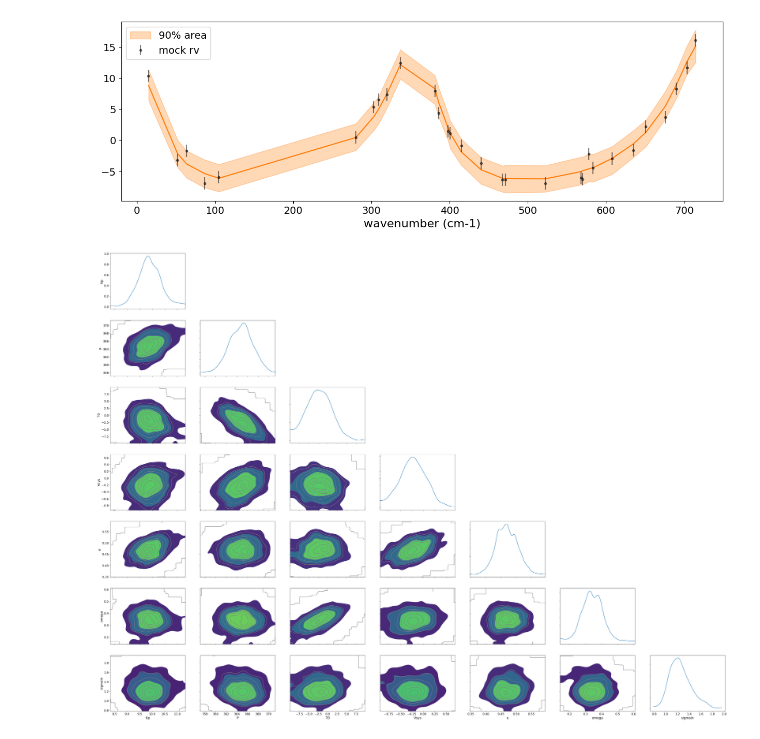
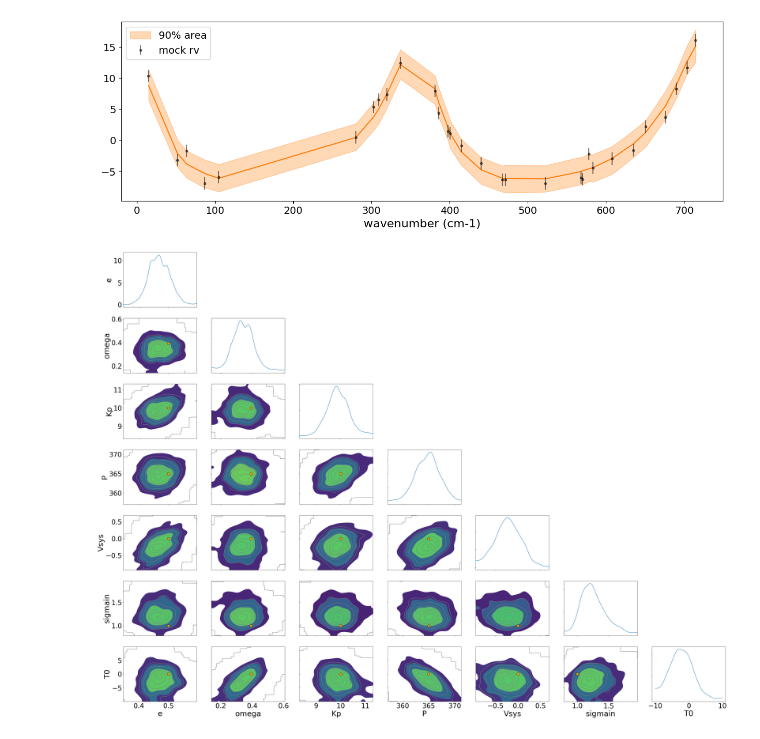
Before and after one commit to HajimeKawahara/exojupyter, a Jupyter notebook: jaxipynb/rv.ipynb, the cells around one changed output. Saved outputs shown, nothing was run; the diff lists cells and outputs as text; code cells hidden in the pictures.

Commit message:
enlarged a corner plot

```diff
--- a/jaxipynb/rv.ipynb
+++ b/jaxipynb/rv.ipynb
@@ -355,15 +353,43 @@ plt.tick_params(labelsize=14)
 plt.show()
 # %% [output]
 [figure]
-# %%
-import arviz
-pararr = ['e', 'omega', 'Kp', 'P', 'Vsys', 'sigmain', 'T0']
-arviz.plot_pair(arviz.from_numpyro(mcmc),
-                kind='kde',
-                divergences=False,
-                marginals=True)
-plt.show()
-# %% [output]
-[figure, removed]
+# %%
+
+
+import arviz
+
+pararr = ["e", "omega", "Kp", "P", "Vsys", "sigmain", "T0"]
+arviz.plot_pair(
+    arviz.from_numpyro(mcmc),
+    kind="kde",
+    marginals=True,
+    var_names=pararr,
+    divergences=True,
+    reference_values={
+        "e": ein,
+        "omega": omegain,
+        "Kp": Kpin,
+        "P": P,
+        "Vsys": Vsys,
+        "sigmain": noise_std,
+        "T0": 0.0,
+    },
+    reference_values_kwargs={
+        "marker": "o",          # マーカー形状
+        "markersize": 12,       # ← 's' ではなく markersize
+        "linestyle": "None",    # 線を引かず点だけ
+        "color": "orange",
+        # 必要なら：
+        # "markerfacecolor": "none",
+        # "markeredgecolor": "red",
+        # "markeredgewidth": 1.5,
+        # "alpha": 0.8,
+    },
+    textsize=32
+)
+
+plt.show()
+# %% [output]
+[figure, added]
 # %%
 np.savetxt("rvmock.csv",np.array([tobs,mock_rv]).T,delimiter=",",header="tobs (day), rv (cm/s)")
```
Also changed, not shown: parts of 3 cells of this notebook, 1 other file.
